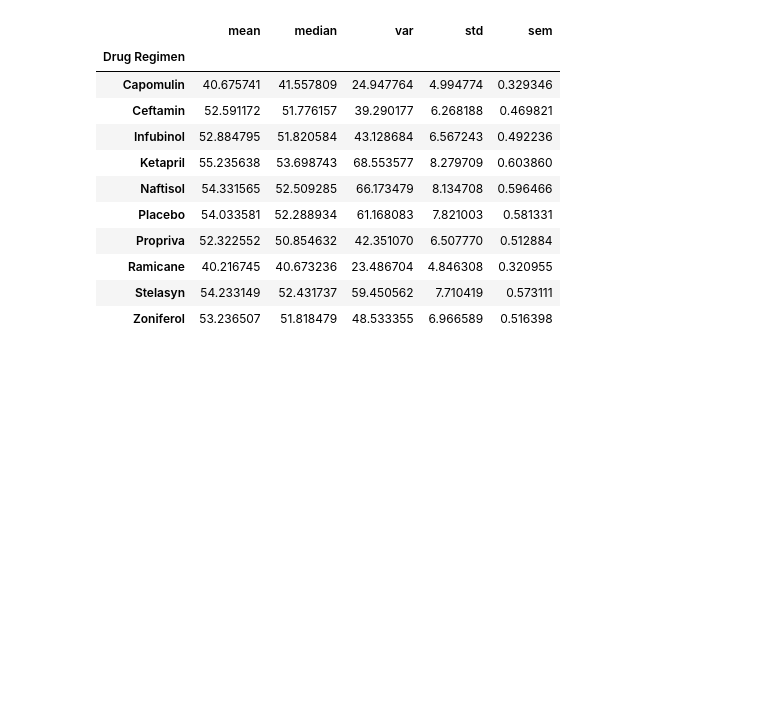
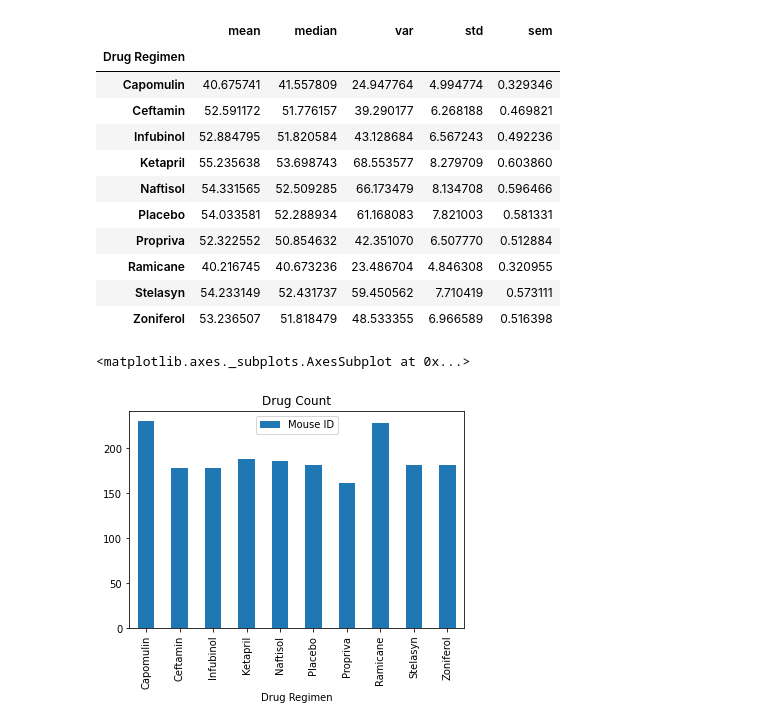
Before and after one commit to ericlee1899/matplotlib-challenge, a Jupyter notebook: Main.ipynb, the cells around one changed output. Saved outputs shown, nothing was run; the diff lists cells and outputs as text; code cells hidden in the pictures; blank space fills up the shorter version.

```diff
--- a/Main.ipynb
+++ b/Main.ipynb
@@ -118,5 +118,12 @@ aggdf
 | Zoniferol | 53.236507 | 51.818479 | 48.533355 | 6.966589 | 0.516398 |
 # %%
 # Generate a bar plot showing the total number of unique mice tested on each drug regimen using pandas.
+countmicedf = pd.DataFrame(combinedf.groupby(["Drug Regimen"]).count()).reset_index()
+countmicecutdf = countmicedf[["Drug Regimen","Mouse ID"]]
+countmicecutdf = countmicecutdf.set_index("Drug Regimen")
+countmicecutdf.plot(kind="bar",title="Drug Count")
+# %% [output]
+<matplotlib.axes._subplots.AxesSubplot at 0x...>
+[figure, added]
 # %%
 # Generate a bar plot showing the total number of unique mice tested on each drug regimen using pyplot.
```
Also changed, not shown: parts of 1 cell of this notebook.
